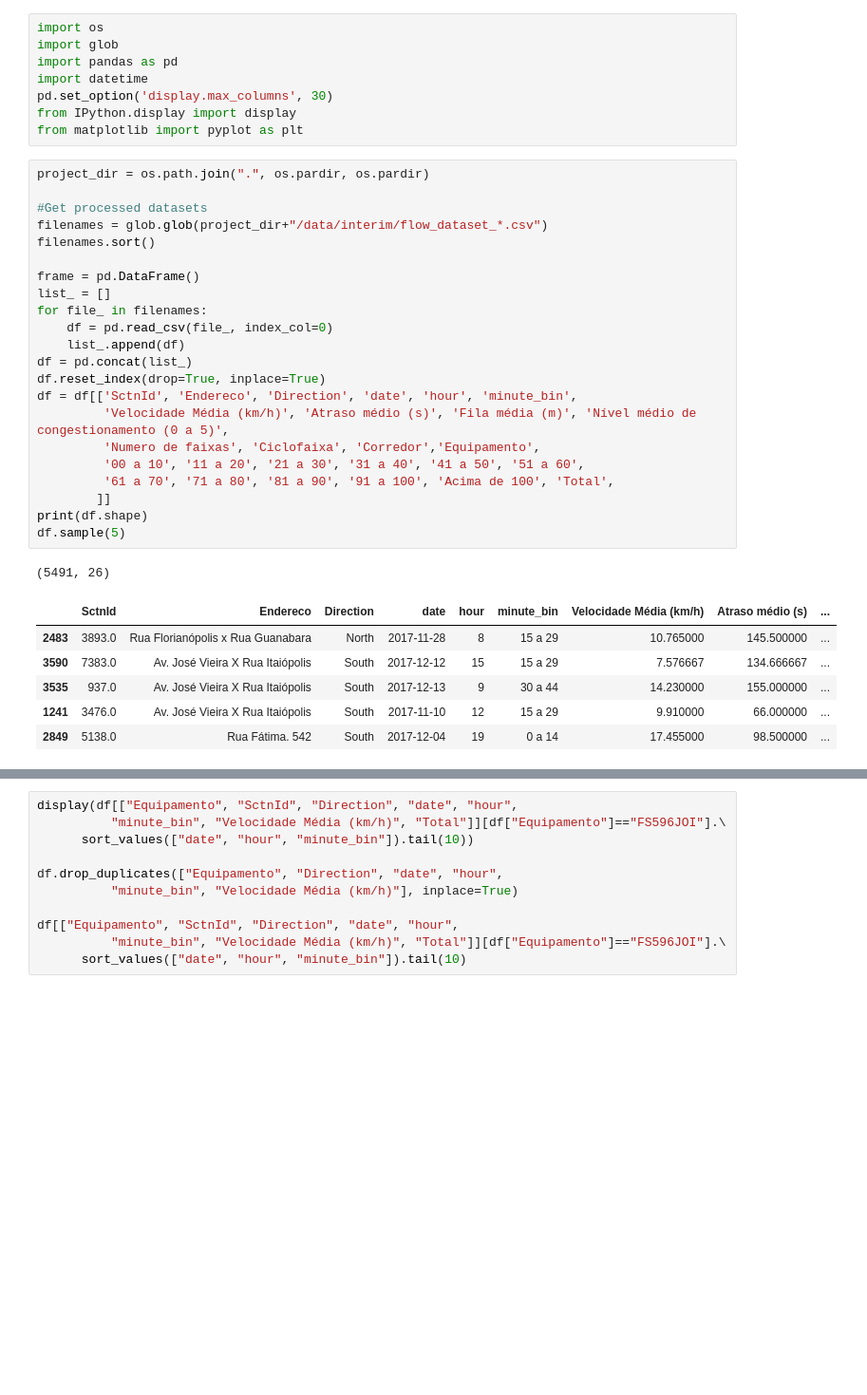
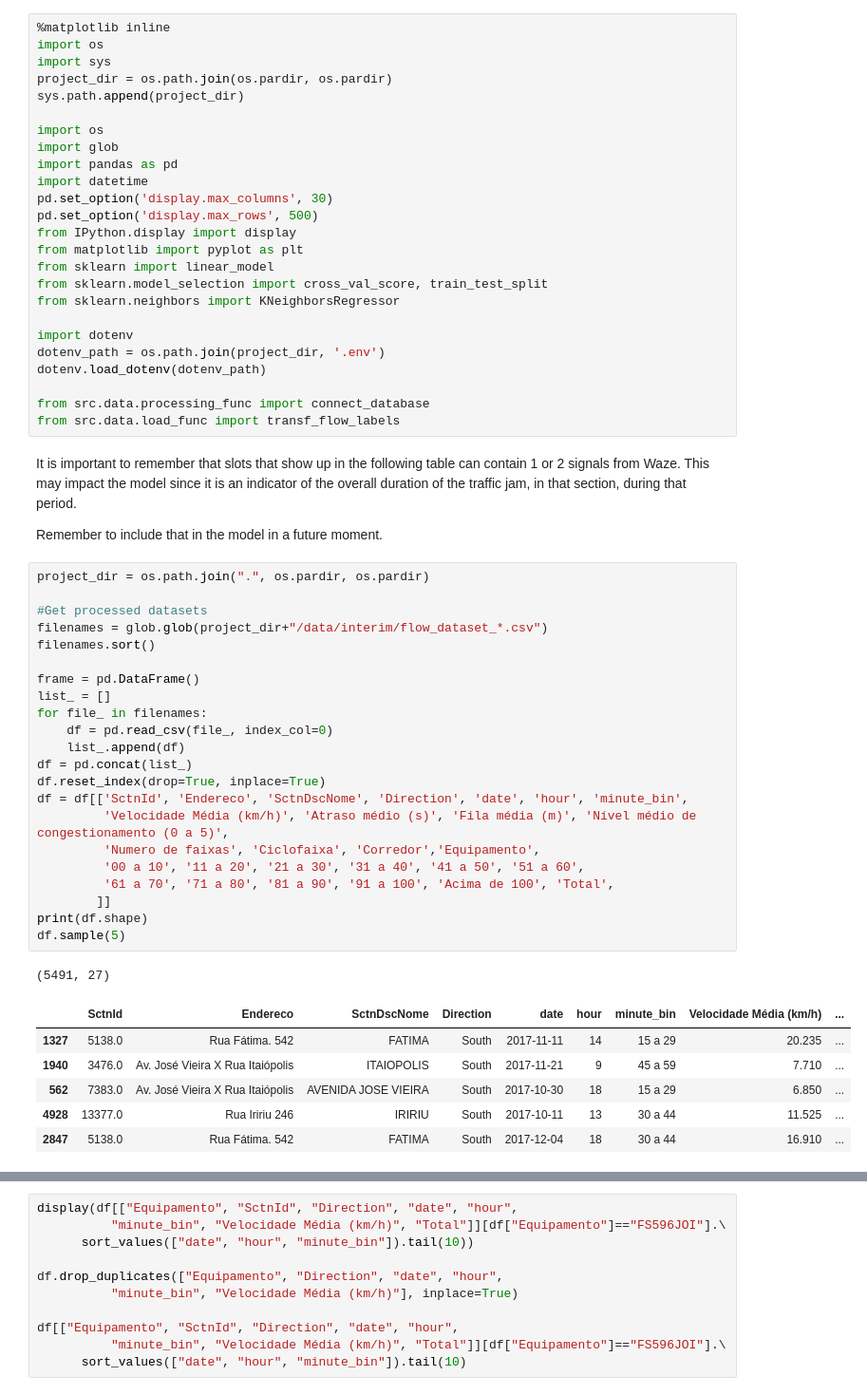
Before and after one commit to pmj-sepud/Joinville-Smart-Mobility, a Jupyter notebook: notebooks/reports/201802-GabrielBogo_Flow_Predictive_Model.ipynb, the cells around one changed output, grey strips where cells are left out. Shown: that part at 95% size. Saved outputs shown, nothing was run; the diff lists cells and outputs as text; blank space fills up the shorter version.

```diff
--- a/notebooks/reports/201802-GabrielBogo_Flow_Predictive_Model.ipynb
+++ b/notebooks/reports/201802-GabrielBogo_Flow_Predictive_Model.ipynb
@@ -1,38 +1,59 @@
-# %%
-import os
-import glob
-import pandas as pd
-import datetime
-pd.set_option('display.max_columns', 30)
-from IPython.display import display
-from matplotlib import pyplot as plt
+# %%
+%matplotlib inline
+import os
+import sys
+project_dir = os.path.join(os.pardir, os.pardir)
+sys.path.append(project_dir)
+
+import os
+import glob
+import pandas as pd
+import datetime
+pd.set_option('display.max_columns', 30)
+pd.set_option('display.max_rows', 500)
+from IPython.display import display
+from matplotlib import pyplot as plt
+from sklearn import linear_model
+from sklearn.model_selection import cross_val_score, train_test_split
+from sklearn.neighbors import KNeighborsRegressor
+
+import dotenv
+dotenv_path = os.path.join(project_dir, '.env')
+dotenv.load_dotenv(dotenv_path)
+
+from src.data.processing_func import connect_database
+from src.data.load_func import transf_flow_labels
+# %% [markdown]
+It is important to remember that slots that show up in the following table can contain 1 or 2 signals from Waze. This may impact the model since it is an indicator of the overall duration of the traffic jam, in that section, during that period.
+
+Remember to include that in the model in a future moment.
 # %%
 project_dir = os.path.join(".", os.pardir, os.pardir)
 
 #Get processed datasets
 filenames = glob.glob(project_dir+"/data/interim/flow_dataset_*.csv")
 filenames.sort()
 
 frame = pd.DataFrame()
 list_ = []
 for file_ in filenames:
     df = pd.read_csv(file_, index_col=0)
     list_.append(df)
 df = pd.concat(list_)
 df.reset_index(drop=True, inplace=True)
-df = df[['SctnId', 'Endereco', 'Direction', 'date', 'hour', 'minute_bin',
+df = df[['SctnId', 'Endereco', 'SctnDscNome', 'Direction', 'date', 'hour', 'minute_bin',
          'Velocidade Média (km/h)', 'Atraso médio (s)', 'Fila média (m)', 'Nível médio de congestionamento (0 a 5)',
          'Numero de faixas', 'Ciclofaixa', 'Corredor','Equipamento',
          '00 a 10', '11 a 20', '21 a 30', '31 a 40', '41 a 50', '51 a 60',
          '61 a 70', '71 a 80', '81 a 90', '91 a 100', 'Acima de 100', 'Total',
         ]]
 print(df.shape)
 df.sample(5)
 # %% [output]
-(5491, 26)
+(5491, 27)
-|  | SctnId | Endereco | Direction | date | hour | minute_bin | Velocidade Média (km/h) | Atraso médio (s) | ... |
-| 2483 | 3893.0 | Rua Florianópolis x Rua Guanabara | North | 2017-11-28 | 8 | 15 a 29 | 10.765000 | 145.500000 | ... |
-| 3590 | 7383.0 | Av. José Vieira X Rua Itaiópolis | South | 2017-12-12 | 15 | 15 a 29 | 7.576667 | 134.666667 | ... |
-| 3535 | 937.0 | Av. José Vieira X Rua Itaiópolis | South | 2017-12-13 | 9 | 30 a 44 | 14.230000 | 155.000000 | ... |
-| 1241 | 3476.0 | Av. José Vieira X Rua Itaiópolis | South | 2017-11-10 | 12 | 15 a 29 | 9.910000 | 66.000000 | ... |
-| 2849 | 5138.0 | Rua Fátima. 542 | South | 2017-12-04 | 19 | 0 a 14 | 17.455000 | 98.500000 | ... |
+|  | SctnId | Endereco | SctnDscNome | Direction | date | hour | minute_bin | Velocidade Média (km/h) | ... |
+| 1327 | 5138.0 | Rua Fátima. 542 | FATIMA | South | 2017-11-11 | 14 | 15 a 29 | 20.235 | ... |
+| 1940 | 3476.0 | Av. José Vieira X Rua Itaiópolis | ITAIOPOLIS | South | 2017-11-21 | 9 | 45 a 59 | 7.710 | ... |
+| 562 | 7383.0 | Av. José Vieira X Rua Itaiópolis | AVENIDA JOSE VIEIRA | South | 2017-10-30 | 18 | 15 a 29 | 6.850 | ... |
+| 4928 | 13377.0 | Rua Iririu 246 | IRIRIU | South | 2017-10-11 | 13 | 30 a 44 | 11.525 | ... |
+| 2847 | 5138.0 | Rua Fátima. 542 | FATIMA | South | 2017-12-04 | 18 | 30 a 44 | 16.910 | ... |
```
Also changed, not shown: parts of 14 cells of this notebook, 3 other files.
